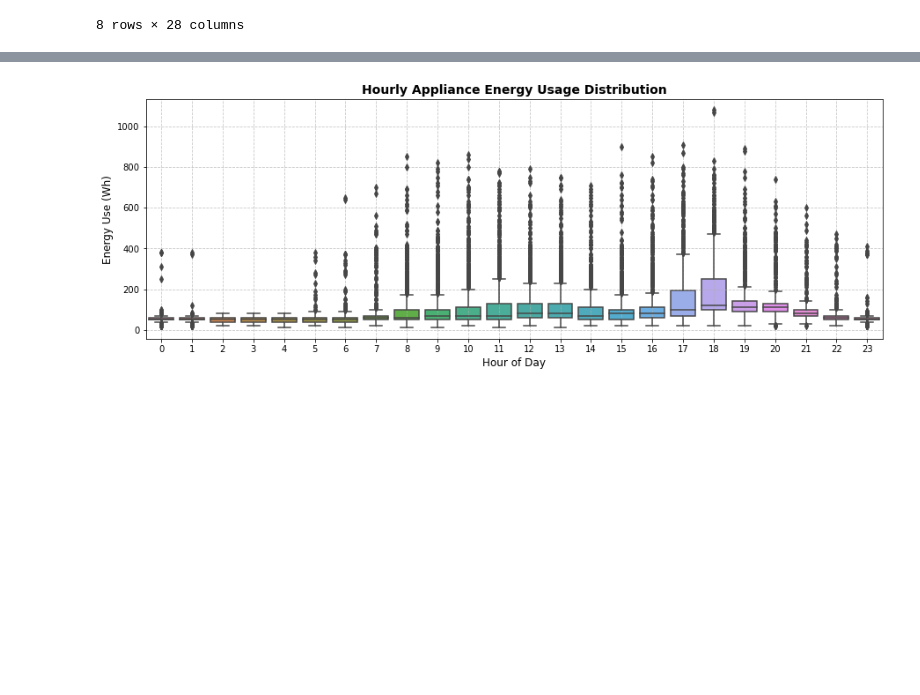
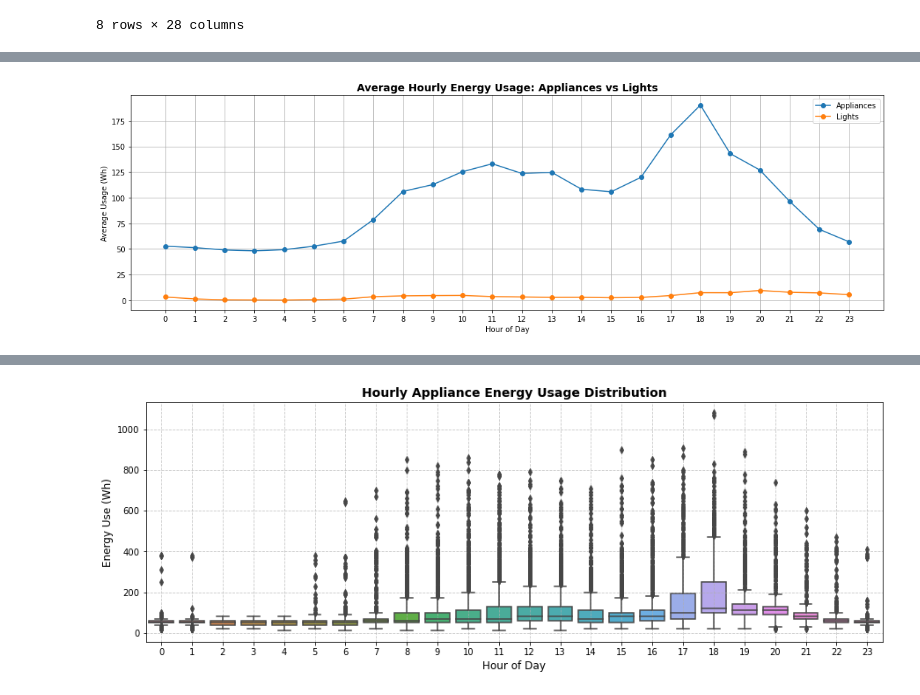
Before and after one commit to EngBrian/Appliances_Energy_Prediction, a Jupyter notebook: index.ipynb, the cells around one changed output, grey strips where cells are left out. Cells and saved outputs as stored; diff of their text form; code cells hidden in the pictures; blank space fills up the shorter version.

```diff
--- a/index.ipynb
+++ b/index.ipynb
@@ -199,0 +266,26 @@ The first half of the year (January–June) is marked by frequent fluctuations,
+# %%
+# Plot a graph of Average energy used by Appliances and Lights
+# Get hour from date
+df['hour'] = df['date'].dt.hour
+
+# Calculate average usage per hour
+hourly_avg = df.groupby('hour')[['Appliances', 'lights']].mean().reset_index()
+
+# Plot average hourly usage for appliances and lights
+plt.figure(figsize=(15, 5))
+plt.plot(hourly_avg['hour'], hourly_avg['Appliances'], label='Appliances', marker='o')
+plt.plot(hourly_avg['hour'], hourly_avg['lights'], label='Lights', marker='o')
+
+# Enhance visualization
+plt.xlabel('Hour of Day')
+plt.ylabel('Average Usage (Wh)')
+plt.title('Average Hourly Energy Usage: Appliances vs Lights', fontweight = 'bold', fontsize = 14)
+plt.legend()
+plt.grid(True)
+plt.xticks(range(24))
+
+#display the plot
+plt.tight_layout()
+plt.show()
+# %% [output]
+[figure, added]
```
Also changed, not shown: parts of 13 cells of this notebook.
